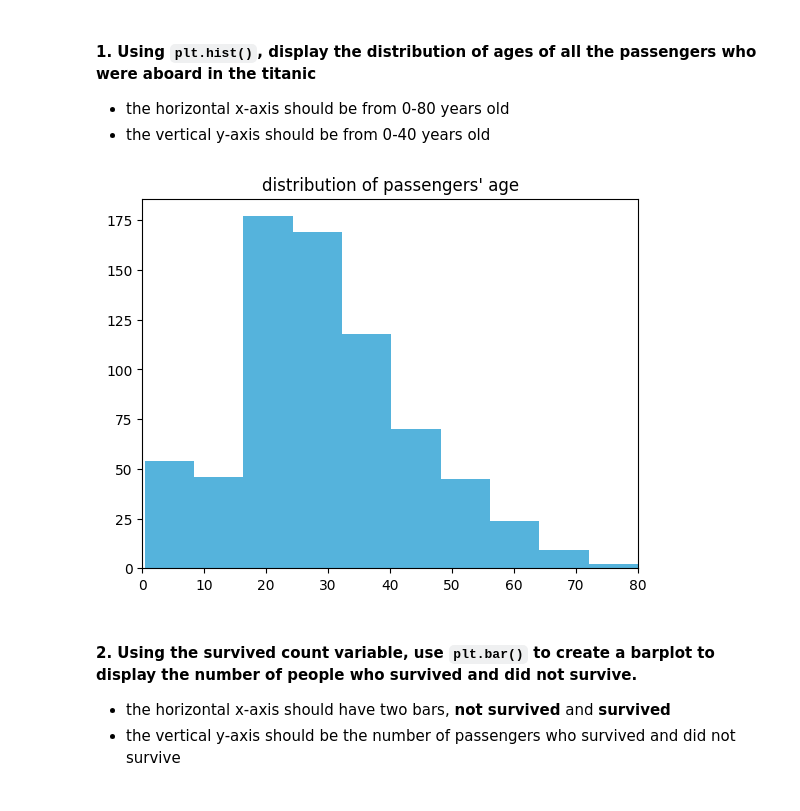
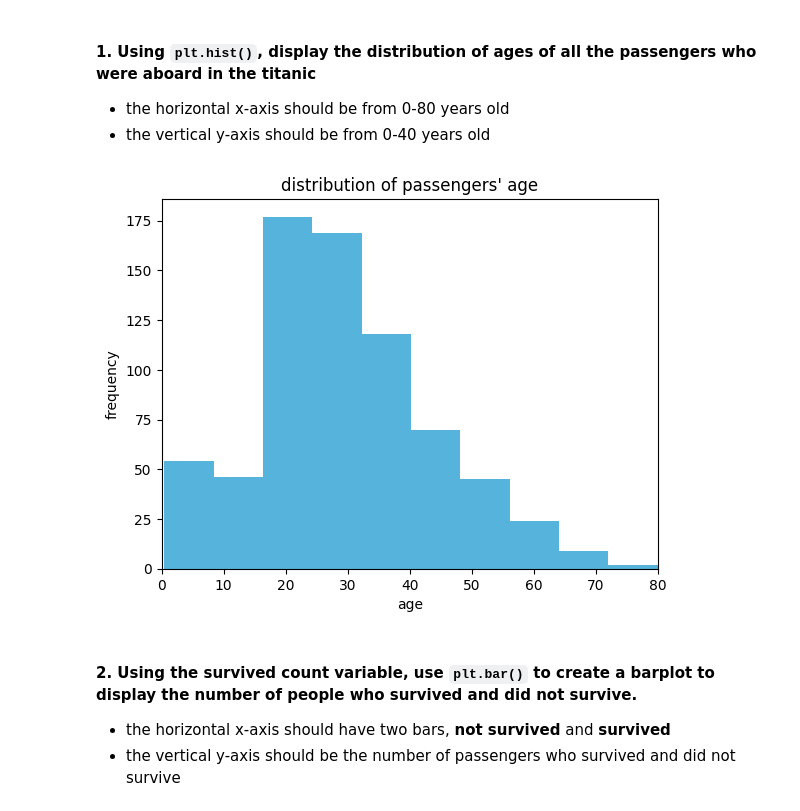
Before and after one commit to KrimssmirK/CCDATS1L_ASSIGNMENT_COM-ML201, a Jupyter notebook: exercise_4.ipynb, the cells around one changed output. Drawn from its saved outputs; the diff is of its cells as text; code cells hidden in the pictures.

```diff
--- a/exercise_4.ipynb
+++ b/exercise_4.ipynb
@@ -105,13 +105,15 @@ Name: survived, dtype: int64
 # %%
 # put your answer here
 df.age.hist(color="#55B3DC")
 plt.xlim(0, 80)
 # plt.ylim(0, 40)
 plt.grid(False)
+plt.ylabel("frequency")
+plt.xlabel("age")
 plt.title("distribution of passengers' age")
 plt.show()
 # %% [output]
-[figure, old version]
+[figure, new version]
 # %% [markdown]
 #### 2. Using the survived count variable, use `plt.bar()` to create a barplot to display the number of people who **survived** and **did not survive**.
 
```
Also changed, not shown: parts of 1 cell of this notebook.
